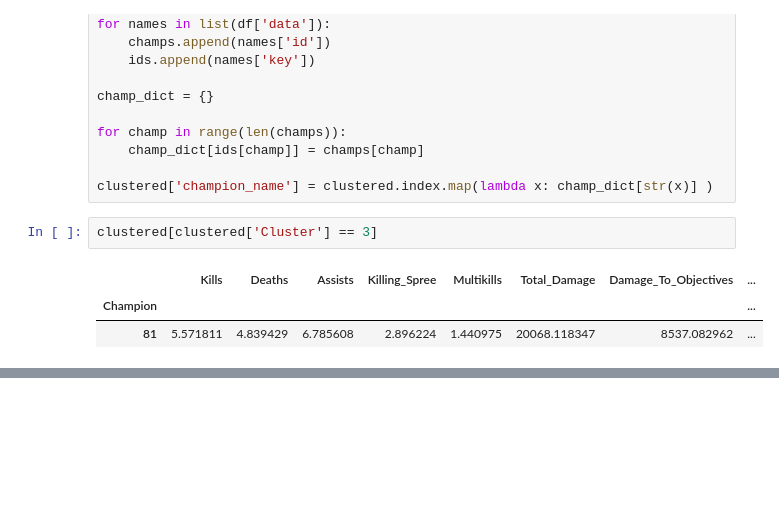
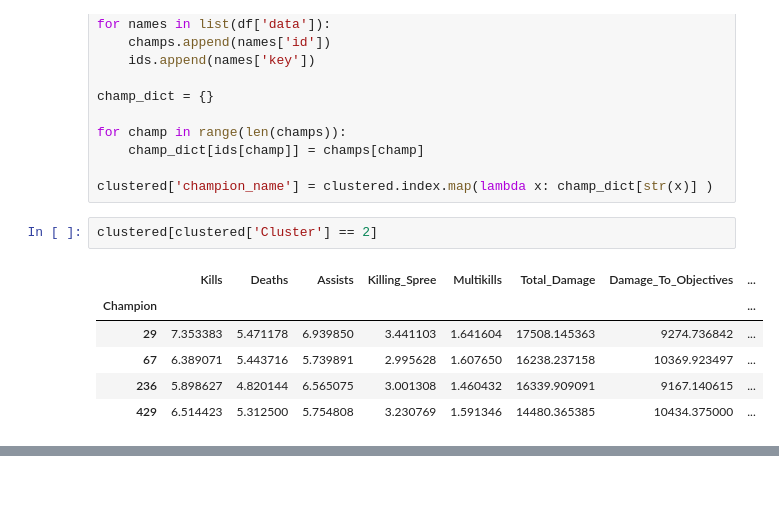
Before and after one commit to hiowatah/Analysis-of-Qiyana-LoL, a Jupyter notebook: API Call/Clusters/Bottom Lane Cluster.ipynb, the cells around one changed output, grey strips where cells are left out. Drawn from its saved outputs; the diff is of its cells as text; blank space fills up the shorter version.

Commit message:
updated bot lane cluster

```diff
--- a/API Call/Clusters/Bottom Lane Cluster.ipynb
+++ b/API Call/Clusters/Bottom Lane Cluster.ipynb
@@ -124,11 +124,14 @@ for champ in range(len(champs)):
 
 clustered['champion_name'] = clustered.index.map(lambda x: champ_dict[str(x)] )
 # %%
-clustered[clustered['Cluster'] == 3]
+clustered[clustered['Cluster'] == 2]
 # %% [output]
 |  | Kills | Deaths | Assists | Killing_Spree | Multikills | Total_Damage | Damage_To_Objectives | ... |
 | Champion |  |  |  |  |  |  |  | ... |
-| 81 | 5.571811 | 4.839429 | 6.785608 | 2.896224 | 1.440975 | 20068.118347 | 8537.082962 | ... |
+| 29 | 7.353383 | 5.471178 | 6.939850 | 3.441103 | 1.641604 | 17508.145363 | 9274.736842 | ... |
+| 67 | 6.389071 | 5.443716 | 5.739891 | 2.995628 | 1.607650 | 16238.237158 | 10369.923497 | ... |
+| 236 | 5.898627 | 4.820144 | 6.565075 | 3.001308 | 1.460432 | 16339.909091 | 9167.140615 | ... |
+| 429 | 6.514423 | 5.312500 | 5.754808 | 3.230769 | 1.591346 | 14480.365385 | 10434.375000 | ... |
 # %%
 clustered.groupby('Cluster').mean()
 # %% [output]
```
Also changed, not shown: parts of 4 cells of this notebook, 1 other file.
